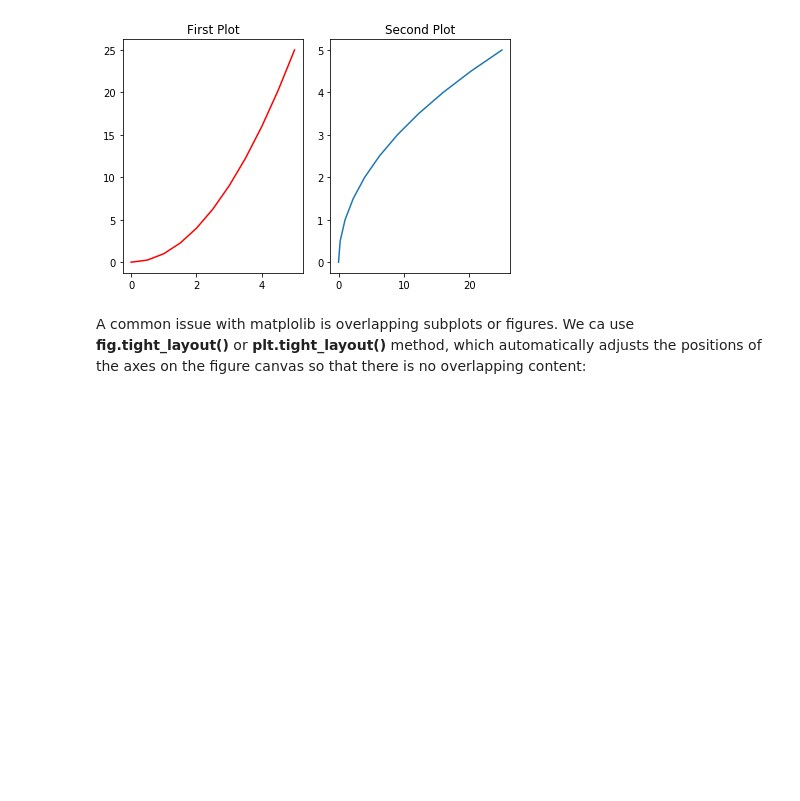
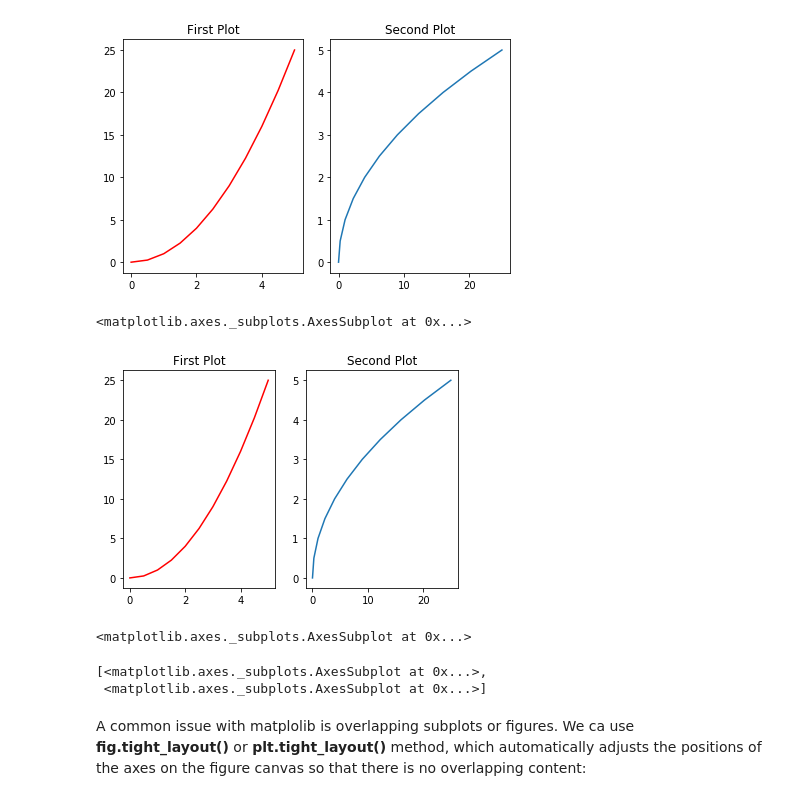
Before and after one commit to akbagai/Python-for-data-science-and-ML, a Jupyter notebook: Python-for-Data-Visualization/Matplotlib/Matplotlib Concepts Lecture.ipynb, the cells around one changed output. Drawn from its saved outputs; the diff is of its cells as text; code cells hidden in the pictures; blank space fills up the shorter version.

```diff
--- a/Python-for-Data-Visualization/Matplotlib/Matplotlib Concepts Lecture.ipynb
+++ b/Python-for-Data-Visualization/Matplotlib/Matplotlib Concepts Lecture.ipynb
@@ -225,6 +225,26 @@ fig
 plt.tight_layout()
 # %% [output]
 [figure]
+# %%
+# Empty canvas of 1 by 2 subplots
+fig, axes = plt.subplots(nrows=1, ncols=2)
+axes[0].plot(x,y,'r')
+axes[0].set_title('First Plot')
+axes[1].set_title('Second Plot')
+axes[1].plot(y,x)
+axes[0]
+# %% [output]
+<matplotlib.axes._subplots.AxesSubplot at 0x...>
+[figure, added]
+# %%
+axes[0]
+# %% [output]
+<matplotlib.axes._subplots.AxesSubplot at 0x...>
+# %%
+fig.get_axes()
+# %% [output]
+[<matplotlib.axes._subplots.AxesSubplot at 0x...>,
+ <matplotlib.axes._subplots.AxesSubplot at 0x...>]
 # %% [markdown]
 A common issue with matplolib is overlapping subplots or figures. We ca use **fig.tight_layout()** or **plt.tight_layout()** method, which automatically adjusts the positions of the axes on the figure canvas so that there is no overlapping content:
 # %%
```
Also changed, not shown: parts of 14 cells of this notebook.
